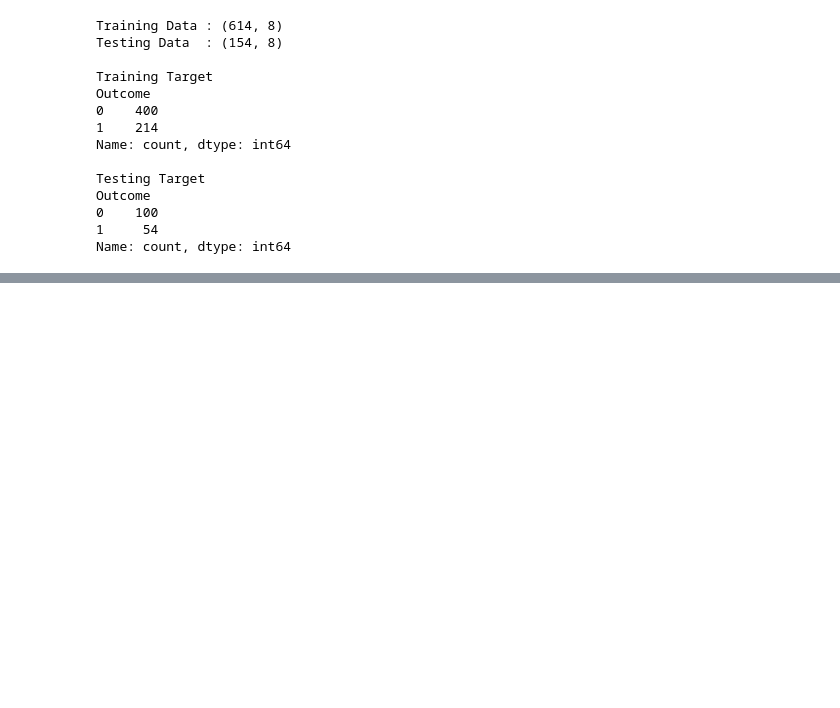
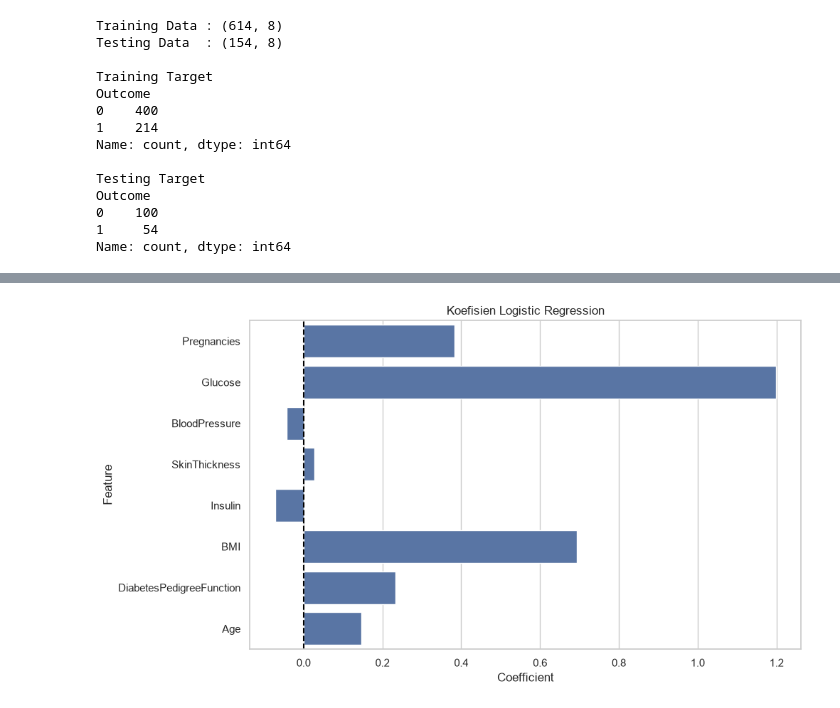
Before and after one commit to pinzii-maz/Prediksi-Risiko-Diabetes, a Jupyter notebook: Belajar Logistik Regresi.ipynb, the cells around one changed output, grey strips where cells are left out. Drawn from its saved outputs; the diff is of its cells as text; code cells hidden in the pictures; blank space fills up the shorter version.

Commit message:
modeling

```diff
--- a/Belajar Logistik Regresi.ipynb
+++ b/Belajar Logistik Regresi.ipynb
@@ -549,0 +556,7 @@ Name: count, dtype: int64
+# %%
+model_lr = LogisticRegression(
+    random_state=42,
+    max_iter=1000
+)
+
+model_lr
@@ -549,0 +567,2 @@ Name: count, dtype: int64
+# %%
+model_lr.fit(X_train, y_train)
@@ -549,0 +581,7 @@ Name: count, dtype: int64
+# %%
+coef_df = pd.DataFrame({
+    'Feature': X_train.columns,
+    'Coefficient': model_lr.coef_[0]
+})
+
+coef_df
@@ -549,0 +598,22 @@ Name: count, dtype: int64
+# %%
+plt.figure(figsize=(10, 6))
+
+sns.barplot(
+    data=coef_df,
+    x='Coefficient',
+    y='Feature'
+)
+
+plt.axvline(
+    x=0,
+    color='black',
+    linestyle='--'
+)
+
+plt.title('Koefisien Logistic Regression')
+plt.xlabel('Coefficient')
+plt.ylabel('Feature')
+
+plt.show()
+# %% [output]
+[figure, added]
```
Also changed, not shown: parts of 16 cells of this notebook.
